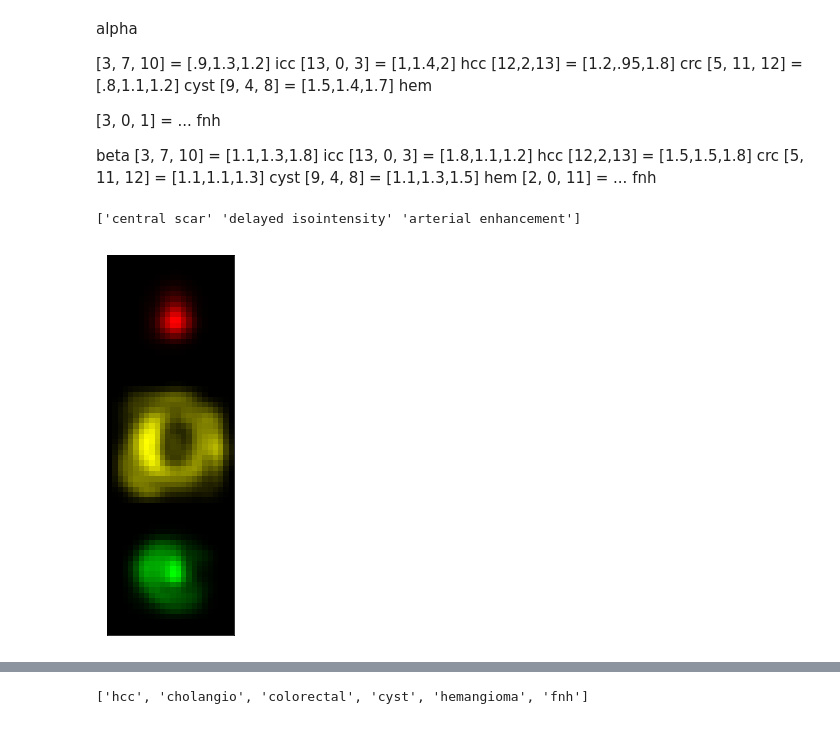
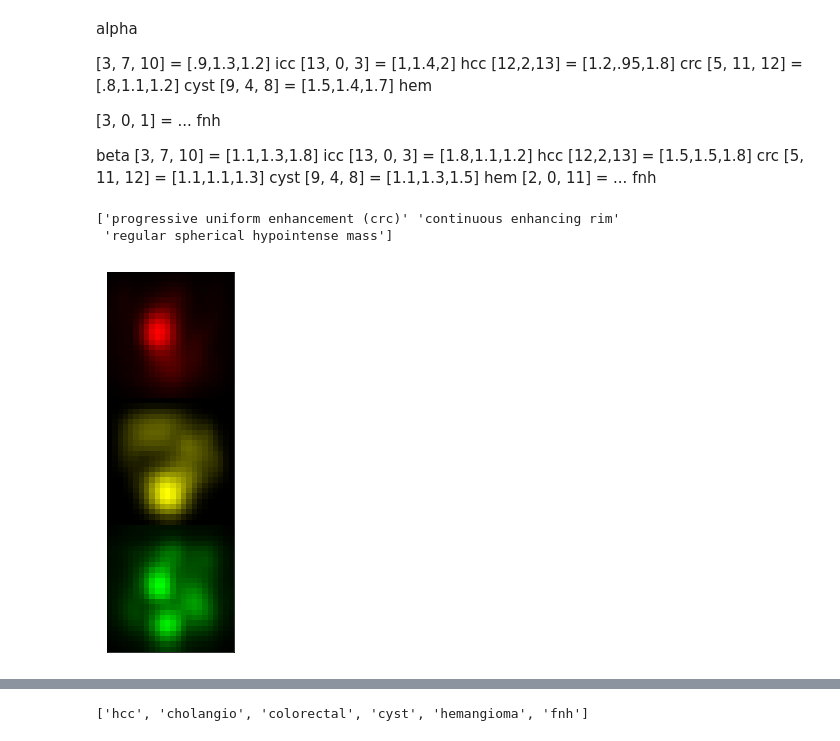
Before and after one commit to clintonjwang/voi-classifier, a Jupyter notebook: python/feature-vis.ipynb, the cells around one changed output, grey strips where cells are left out. Saved outputs shown, nothing was run; the diff lists cells and outputs as text; code cells hidden in the pictures.

```diff
--- a/python/feature-vis.ipynb
+++ b/python/feature-vis.ipynb
@@ -149,7 +163,3 @@ for f_ix in range(num_features):#relevant_features:
-# %%
-for f_ix in range(num_features):
-    f = all_features[f_ix]
-    f_conv7_ch[f] = f_conv7_ch[f].mean(0)
 # %%
 conv3_ch_plus = copy.deepcopy(feature_conv3_ch)
 for f_ix in range(num_features):
@@ -355,12 +352,23 @@ list(orig_data_dict[cls][1]).index('E104189184_0')
 # %%
-#cls_activ_set = model_conv7.predict(cls_img_set)
+cls = 'colorectal'
+cls_img_set = orig_data_dict[cls][0]
 
-img_id = 48
+#13010227_0 hcc
+#12739056_2 crc
+#E102095465_0 icc E103200384_0
+#12207268_0 cyst
+#13130745_0 hemangioma 12947326_0
+#E104189184_0 fnh
+
+img_id = list(orig_data_dict[cls][1]).index('12739056_2')
 x = cls_img_set[img_id]
 
-h_ic = [model_conv7.predict(np.expand_dims(np.rot90(x,r),0))[0] for r in range(4)]
-h_ic += [model_conv7.predict(np.expand_dims(np.flipud(np.rot90(x,r)),0))[0] for r in range(4)]
-h_ic += [model_conv7.predict(np.expand_dims(np.fliplr(np.rot90(x,r)),0))[0] for r in range(4)]
+h_ic = [rcnn_conv3.predict(np.expand_dims(np.rot90(x,r),0))[0] for r in range(4)]
+h_ic += [rcnn_conv3.predict(np.expand_dims(np.flipud(np.rot90(x,r)),0))[0] for r in range(4)]
+h_ic += [rcnn_conv3.predict(np.expand_dims(np.fliplr(np.rot90(x,r)),0))[0] for r in range(4)]
+
+for r in range(12):
+    h_ic[r] = np.concatenate(h_ic[r], -1)
 
 h_ic_rot = [np.rot90(h_ic[r], 4-r) for r in range(4)] #rotated back into original frame
 h_ic_rot += [np.rot90(np.flipud(h_ic[r]), 4-r) for r in range(4,8)]
@@ -392,7 +400,7 @@ print(list(zip(range(len(all_features)), all_features)))
 # %% [output]
 [(0, 'arterial enhancement'), (1, 'central scar'), (2, 'continuous enhancing rim'), (3, 'delayed isointensity'), (4, 'heterogeneous'), (5, 'homogeneous'), (6, 'hyperintense mass on delayed phase'), (7 ...
 # %%
-relevant_features = [1,3,0]
+relevant_features = [13,2,14]
 #[13,2,14] #colorectal, [16,0,4] #hcc, [4,9,12] #cholangio, [7,14,15] #cyst [1,3,0] #fnh # [6, 10, 11] #hemangioma
 img_dir = "D:\\feature_analysis\\"+cls
 if not exists(img_dir):
@@ -408,7 +417,7 @@ feature_avgs = np.zeros((num_rel_f, num_channels))
 for i, f_ix in enumerate(relevant_features):
     f = all_features[f_ix]
     for ch_ix in range(num_channels):
-        feature_avgs[i, ch_ix] = (f_conv7_ch[f][:,:,:,ch_ix] * gauss / np.mean(gauss)).mean()
+        feature_avgs[i, ch_ix] = (f_rcnn3_ch[f][:,:,:,ch_ix] * gauss / np.mean(gauss)).mean()
     #feature_avgs[i] = f_conv7_ch[f].mean((0,1,2))
 
 channel_separations = np.empty((num_rel_f, num_channels)) # separation between channel mean activations for the relevant features
@@ -470,8 +479,8 @@ width = x.shape[0]
 overlaid_img_clr = np.zeros((width*3, x.shape[1], 3))
 overlaid_img = x - np.amin(x)
 
-high_window = [1,.4,1] #relative intensity
-low_window = [0.2,0.1,0.1] #relative intensity
+high_window = [1,1,1] #relative intensity
+low_window = [0.0,0.1,0.] #relative intensity
 
 sal_map = get_saliency_map(W, test_neurons, num_rel_f)
 RGB = []
@@ -487,35 +496,36 @@ for f_num in range(num_rel_f):
     if bw:
         sal_map_f = overlaid_img[:,:,:,f_num]
         hi_thresh = sal_map_f.max()*1
         lo_thresh = sal_map_f.max()*0.2
         sal_map_f[sal_map_f > hi_thresh] = hi_thresh
         sal_map_f[sal_map_f < lo_thresh] = lo_thresh
         sal_map_f -= sal_map_f.min()
     RGB.append(sal_map_f[:,:,sal_map_f.shape[2]//2])
 
 overlaid_img_clr[:width,:,0] = RGB[0]
 overlaid_img_clr[width:width*2,:,0] = overlaid_img_clr[width:width*2,:,1] = RGB[1]
 overlaid_img_clr[width*2:,:,1] = RGB[2]
 
 overlaid_img_clr -= overlaid_img_clr.min() - 0
 overlaid_img_clr *= 1 / overlaid_img_clr.max()
 
 if bw:
     overlaid_img_clr = overlaid_img_clr.mean(-1)
     overlaid_img_clr = np.transpose(np.tile(overlaid_img_clr, (3,1,1)), (1,2,0))
 
 overlaid_img_clr[:width] *= 1 / overlaid_img_clr[:width].max()
 overlaid_img_clr[width:width*2] *= 1 / overlaid_img_clr[width:width*2].max()
 overlaid_img_clr[width*2:] *= 1 / overlaid_img_clr[width*2:].max()
 
 fig = plt.imshow(overlaid_img_clr)
 fig.get_figure().set_figheight(7)
 fig.axes.get_xaxis().set_visible(False)
 fig.axes.get_yaxis().set_visible(False)
 print(np.array(all_features)[relevant_features])
 # %% [output]
-['central scar' 'delayed isointensity' 'arterial enhancement']
+['progressive uniform enhancement (crc)' 'continuous enhancing rim'
+ 'regular spherical hypointense mass']
-[figure, old version]
+[figure, new version]
 # %%
 from skimage.transform import rescale, resize
 fixed_width = 100
```
Also changed, not shown: parts of 35 cells of this notebook, 5 other files.
